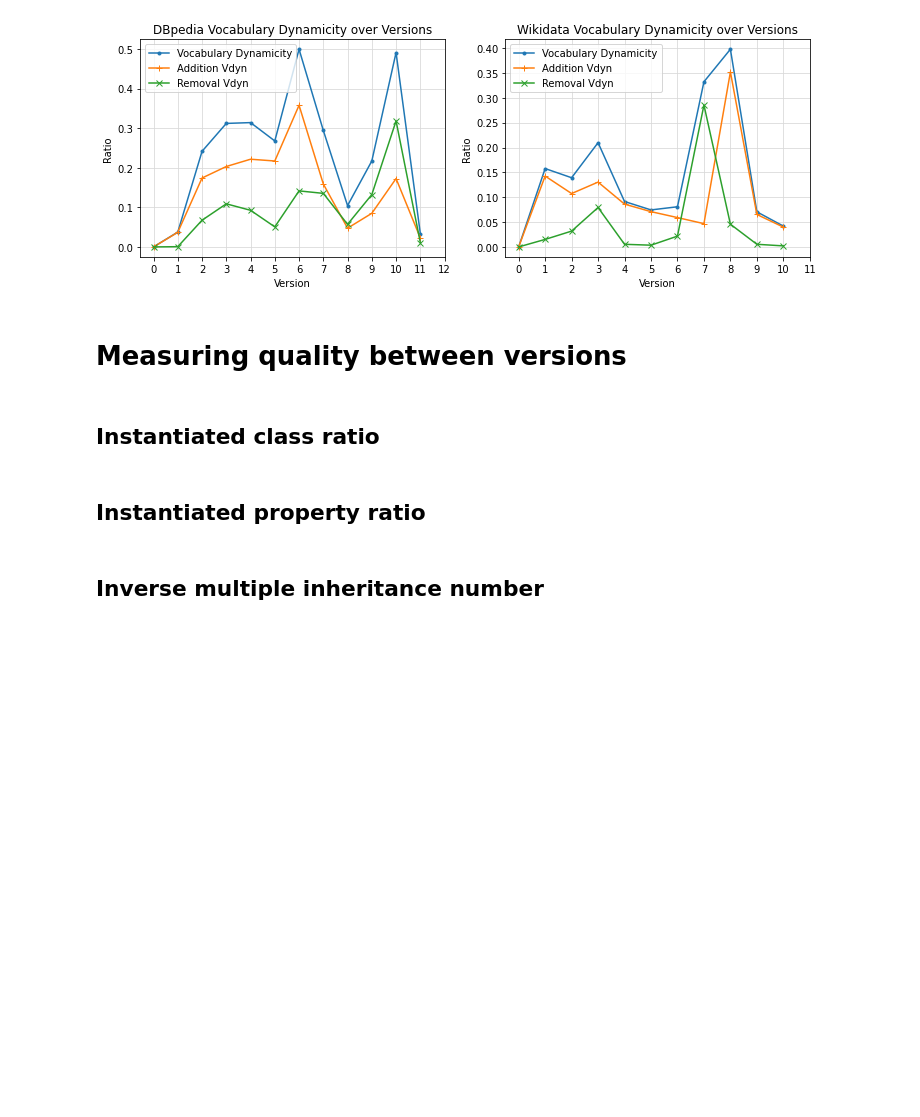
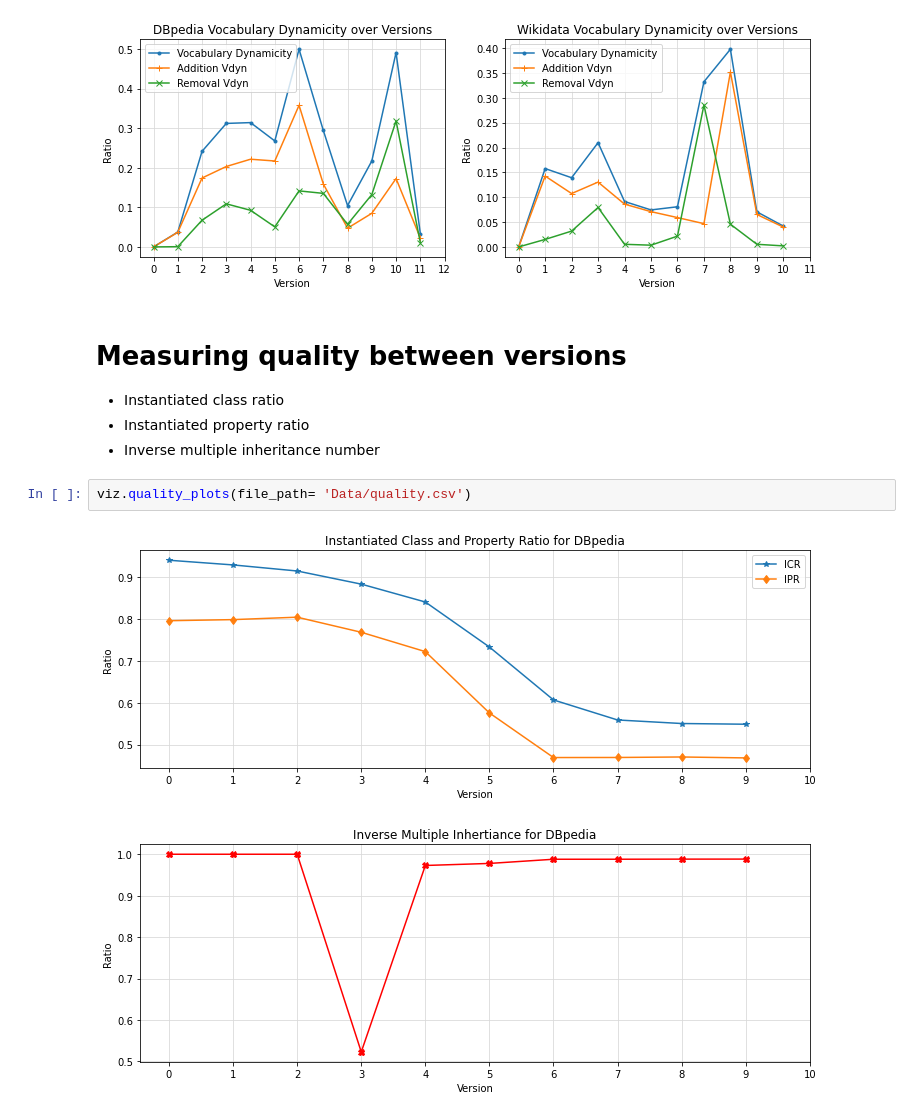
Before and after one commit to EBrandDV/P4, a Jupyter notebook: notebook.ipynb, the cells around one changed output. Drawn from its saved outputs; the diff is of its cells as text; blank space fills up the shorter version.

Commit message:
notebook now use visualizer

```diff
--- a/notebook.ipynb
+++ b/notebook.ipynb
@@ -113,9 +111,11 @@ plt.show()
 [figure]
 # %% [markdown]
 # Measuring quality between versions
+- Instantiated class ratio
+- Instantiated property ratio
+- Inverse multiple inheritance number
-# %% [markdown]
-## Instantiated class ratio
-# %% [markdown]
-## Instantiated property ratio
-# %% [markdown]
-## Inverse multiple inheritance number
+# %%
+viz.quality_plots(file_path= 'Data/quality.csv')
+# %% [output]
+[figure, added]
+[figure, added]
```
Also changed, not shown: parts of 10 cells of this notebook, 1 other file.
